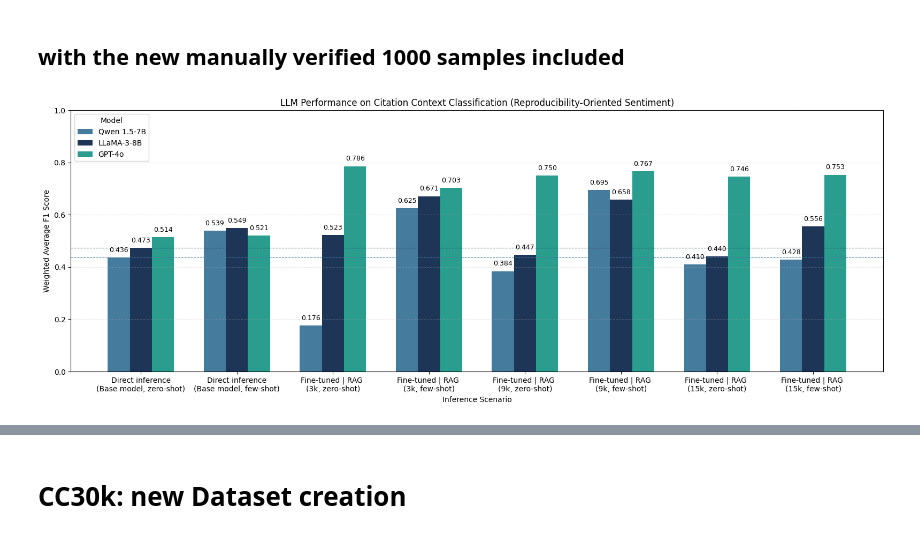
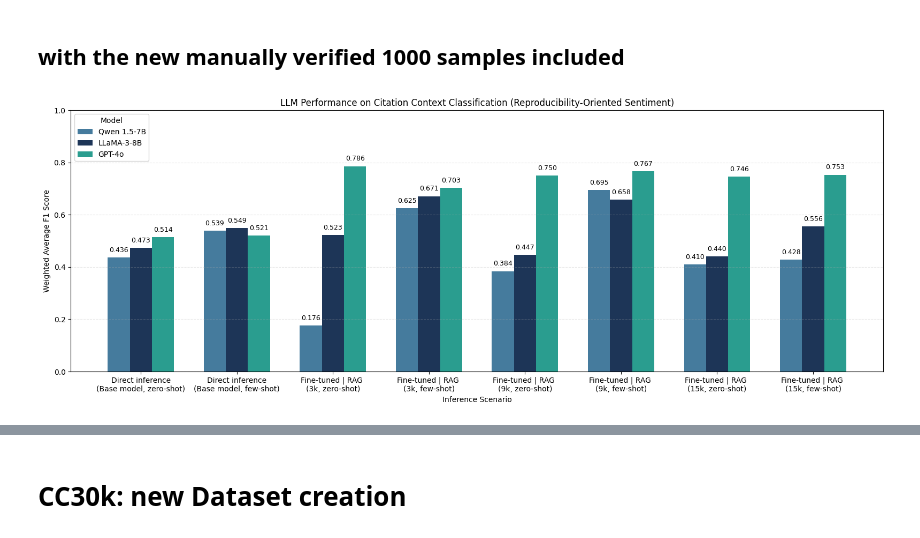
Before and after one commit to lamps-lab/CC30k, a Jupyter notebook: notebooks/R001_Extend_CC25k_Dataset.ipynb, the cells around one changed output, grey strips where cells are left out. Cells and saved outputs as stored; diff of their text form; code cells hidden in the pictures.

```diff
--- a/notebooks/R001_Extend_CC25k_Dataset.ipynb
+++ b/notebooks/R001_Extend_CC25k_Dataset.ipynb
@@ -3179,33 +3629,34 @@ plt.figure(figsize=(16, 6))
 qwen_bars = plt.bar([i - bar_width for i in x], qwen_scores, width=bar_width, label="Qwen 1.5-7B", color=qwen_color)
 llama_bars = plt.bar(x, llama_scores, width=bar_width, label="LLaMA-3-8B", color=llama_color)
 gpt4o_bars = plt.bar([i + bar_width for i in x], gpt4o_scores, width=bar_width, label="GPT-4o", color=gpt4o_color)
 
 # Annotate bars
 for bars in [qwen_bars, llama_bars, gpt4o_bars]:
     for bar in bars:
         yval = bar.get_height()
         plt.text(
             bar.get_x() + bar.get_width() / 2,
             yval + 0.015 if yval >= 0.1 else yval + 0.005,
             f"{yval:.3f}",
             ha='center',
             va='bottom',
             fontsize=9
         )
 
-plt.axhline(y=qwen_scores[0], color=qwen_color, linestyle='--', linewidth=0.8, alpha=0.8)
-plt.axhline(y=llama_scores[0], color=llama_color, linestyle='--', linewidth=0.8, alpha=0.8)
+# plt.axhline(y=qwen_scores[0], color=qwen_color, linestyle='--', linewidth=0.8, alpha=0.8)
+# plt.axhline(y=llama_scores[0], color=llama_color, linestyle='--', linewidth=0.8, alpha=0.8)
 
 # Labels and styling
 plt.xticks(x, scenarios, rotation=0)
 plt.xlabel("Inference Scenario")
 plt.ylabel("Weighted Average F1 Score")
 plt.title("LLM Performance on Citation Context Classification (Reproducibility-Oriented Sentiment)")
 plt.ylim(0.0, 1.0)  # expanded to accommodate very low scores
 
 plt.grid(axis='y', linestyle='--', alpha=0.3)
 plt.legend(title="Model", loc='upper left', ncol=1)
 plt.tight_layout()
+plt.savefig(r"../plots/fine_tuned_LLM_Performance_on_citation_classification.pdf")
 plt.show()
 # %% [output]
-[figure, old version]
+[figure, new version]
```
Also changed, not shown: parts of 9 cells of this notebook.
